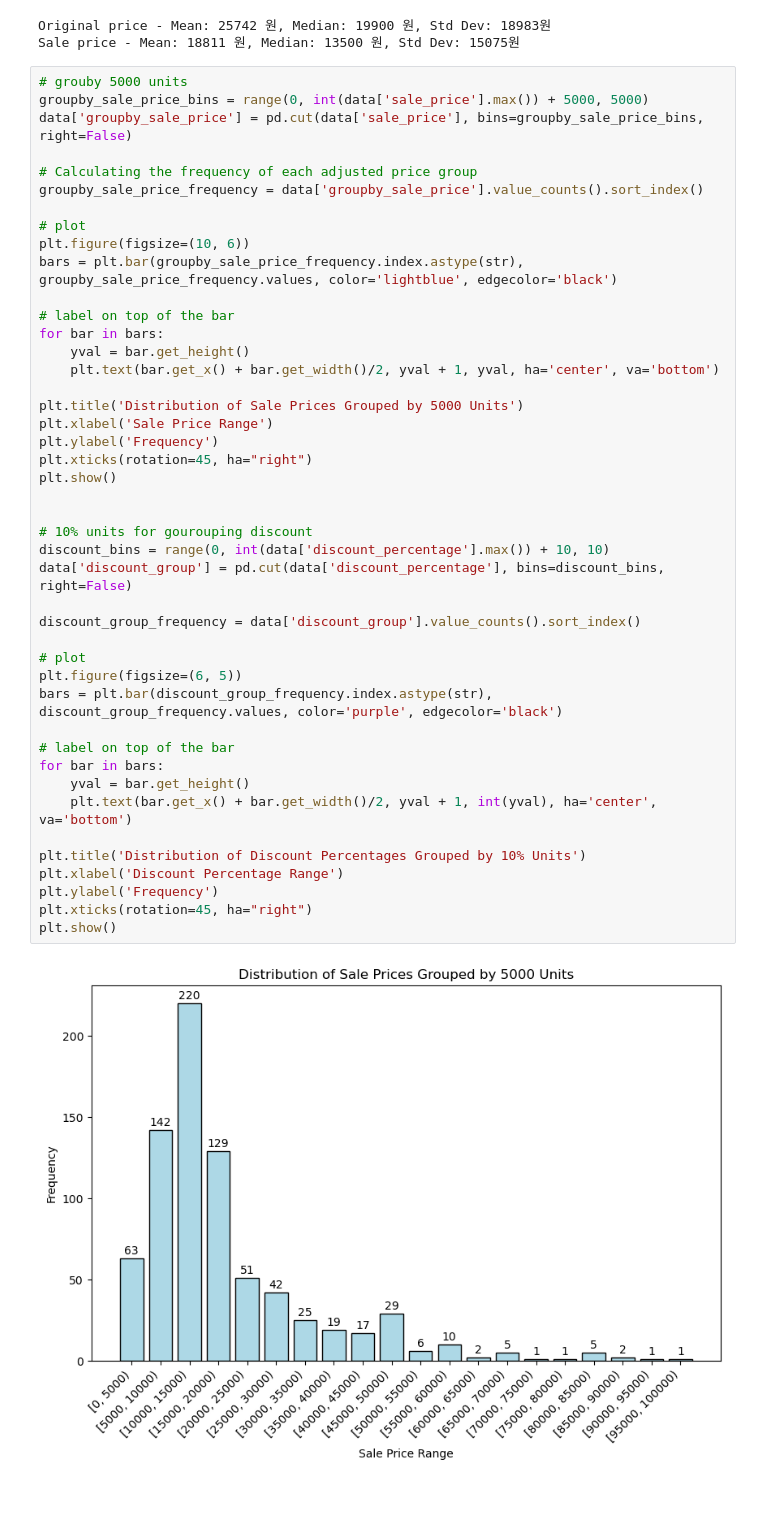
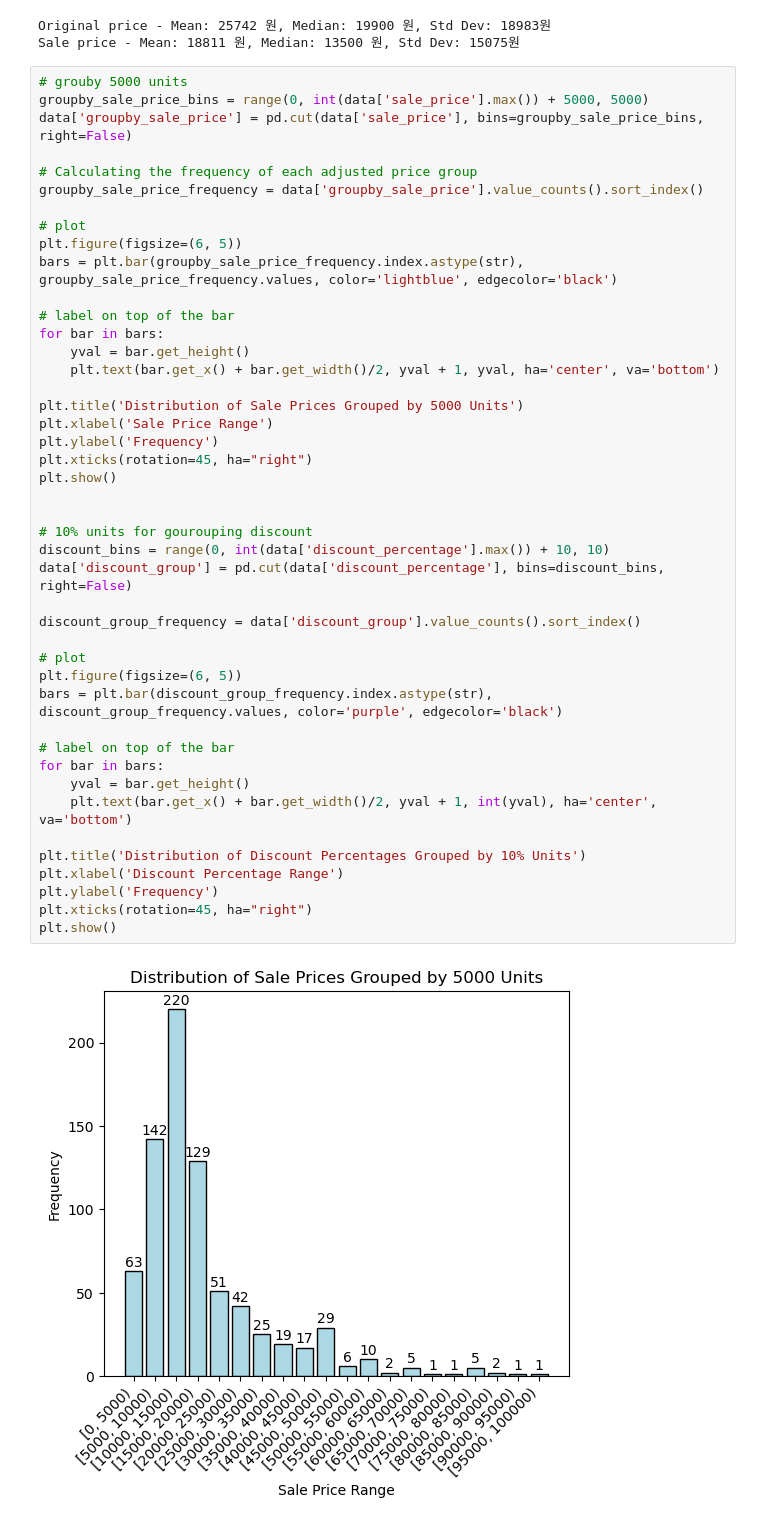
Before and after one commit to jimin0/SWP_HW, a Jupyter notebook: coupang_visualization.ipynb, the cells around one changed output. Saved outputs shown, nothing was run; the diff lists cells and outputs as text; blank space fills up the shorter version.

Commit message:
feat : added visualization for Question 1~4

```diff
--- a/coupang_visualization.ipynb
+++ b/coupang_visualization.ipynb
@@ -70,7 +69,7 @@ data['groupby_sale_price'] = pd.cut(data['sale_price'], bins=groupby_sale_price_
 groupby_sale_price_frequency = data['groupby_sale_price'].value_counts().sort_index()
 
 # plot
-plt.figure(figsize=(10, 6))
+plt.figure(figsize=(6, 5))
 bars = plt.bar(groupby_sale_price_frequency.index.astype(str), groupby_sale_price_frequency.values, color='lightblue', edgecolor='black')
 
 # label on top of the bar
@@ -79,34 +78,34 @@ for bar in bars:
     plt.text(bar.get_x() + bar.get_width()/2, yval + 1, yval, ha='center', va='bottom')
 
 plt.title('Distribution of Sale Prices Grouped by 5000 Units')
 plt.xlabel('Sale Price Range')
 plt.ylabel('Frequency')
 plt.xticks(rotation=45, ha="right")
 plt.show()
 
 
 # 10% units for gourouping discount
 discount_bins = range(0, int(data['discount_percentage'].max()) + 10, 10)
 data['discount_group'] = pd.cut(data['discount_percentage'], bins=discount_bins, right=False)
 
 discount_group_frequency = data['discount_group'].value_counts().sort_index()
 
 # plot
 plt.figure(figsize=(6, 5))
 bars = plt.bar(discount_group_frequency.index.astype(str), discount_group_frequency.values, color='purple', edgecolor='black')
 
 # label on top of the bar
 for bar in bars:
     yval = bar.get_height()
     plt.text(bar.get_x() + bar.get_width()/2, yval + 1, int(yval), ha='center', va='bottom')
 
 plt.title('Distribution of Discount Percentages Grouped by 10% Units')
 plt.xlabel('Discount Percentage Range')
 plt.ylabel('Frequency')
 plt.xticks(rotation=45, ha="right")
 plt.show()
 # %% [output]
-[figure, old version]
+[figure, new version]
 [figure]
 # %%
 # Sorting the dataframe by 'total_reviews' in descending order to see the most popular items first
```
Also changed, not shown: parts of 7 cells of this notebook.
